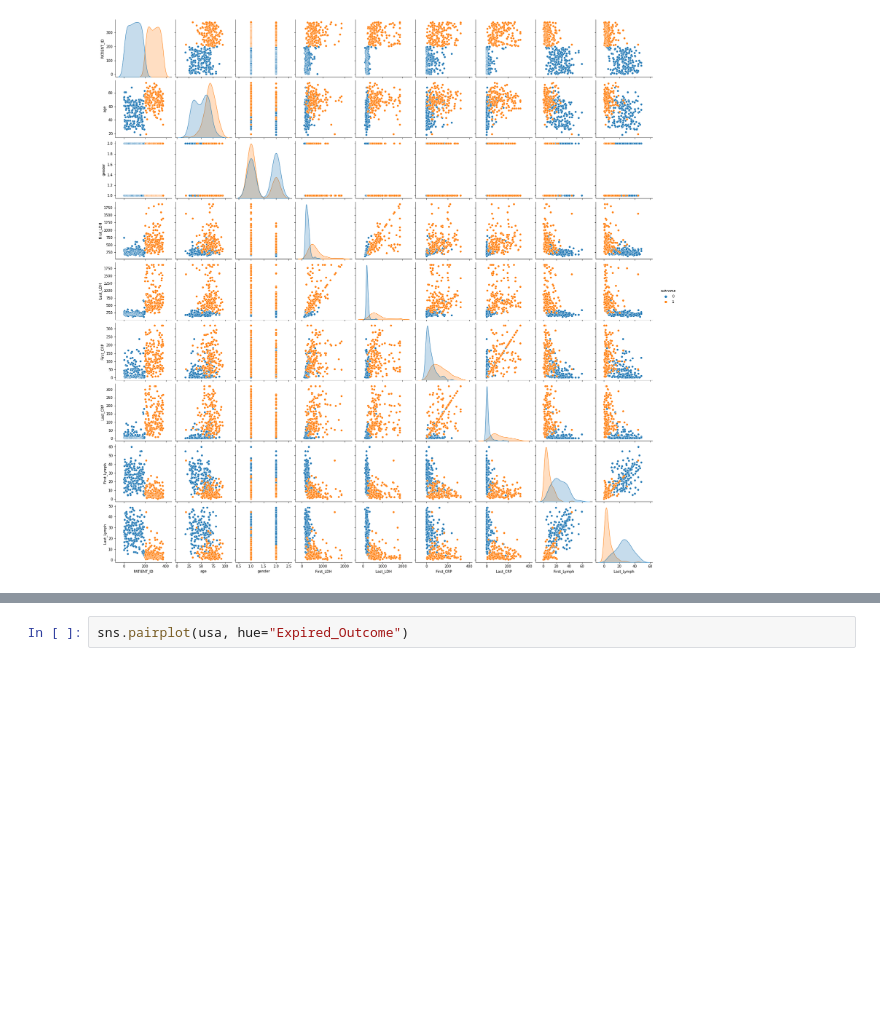
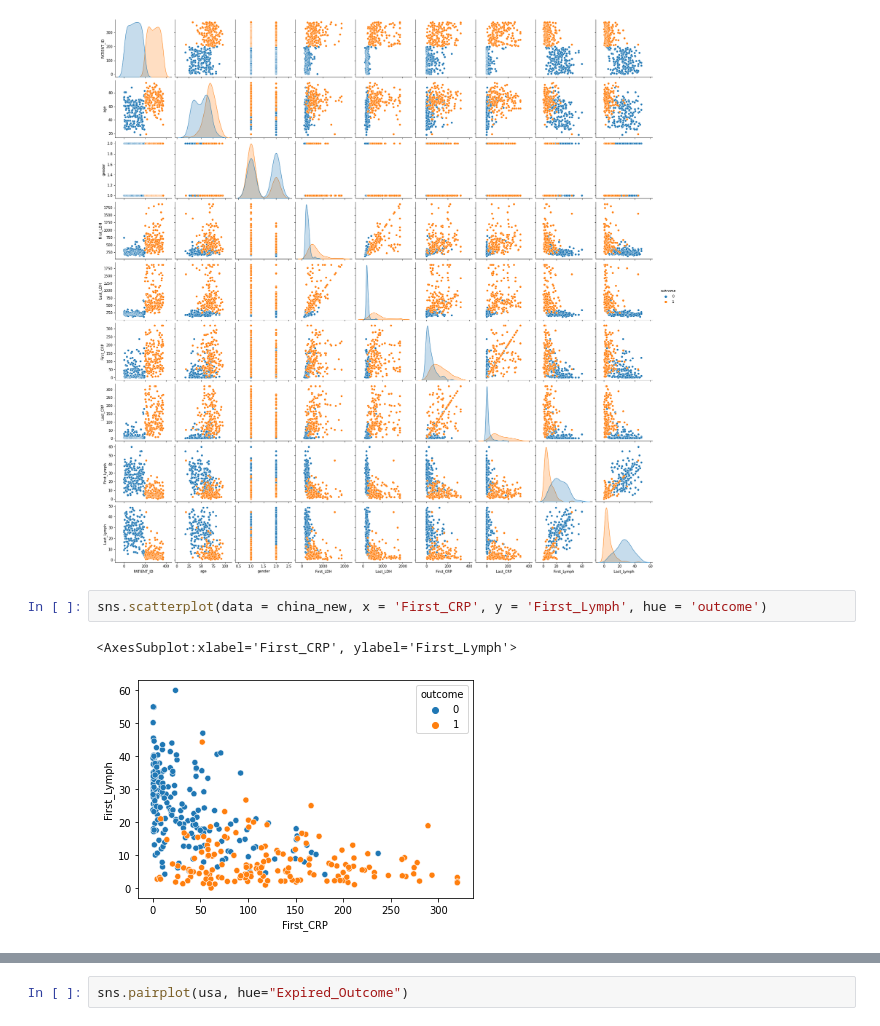
Before and after one commit to mini-pw/2021L-WB-ML, a Jupyter notebook: Nazwa_zespołu1/raport_v2/EDA.ipynb, the cells around one changed output, grey strips where cells are left out. Saved outputs shown, nothing was run; the diff lists cells and outputs as text; blank space fills up the shorter version.

```diff
--- a/Nazwa_zespołu1/raport_v2/EDA.ipynb
+++ b/Nazwa_zespołu1/raport_v2/EDA.ipynb
@@ -140,3 +141,8 @@ sns.pairplot(china_new, hue="outcome")
 # %% [output]
 <seaborn.axisgrid.PairGrid at 0x...>
 [figure]
+# %%
+sns.scatterplot(data = china_new, x = 'First_CRP', y = 'First_Lymph', hue = 'outcome')
+# %% [output]
+<AxesSubplot:xlabel='First_CRP', ylabel='First_Lymph'>
+[figure, added]
```
Also changed, not shown: parts of 22 cells of this notebook.
